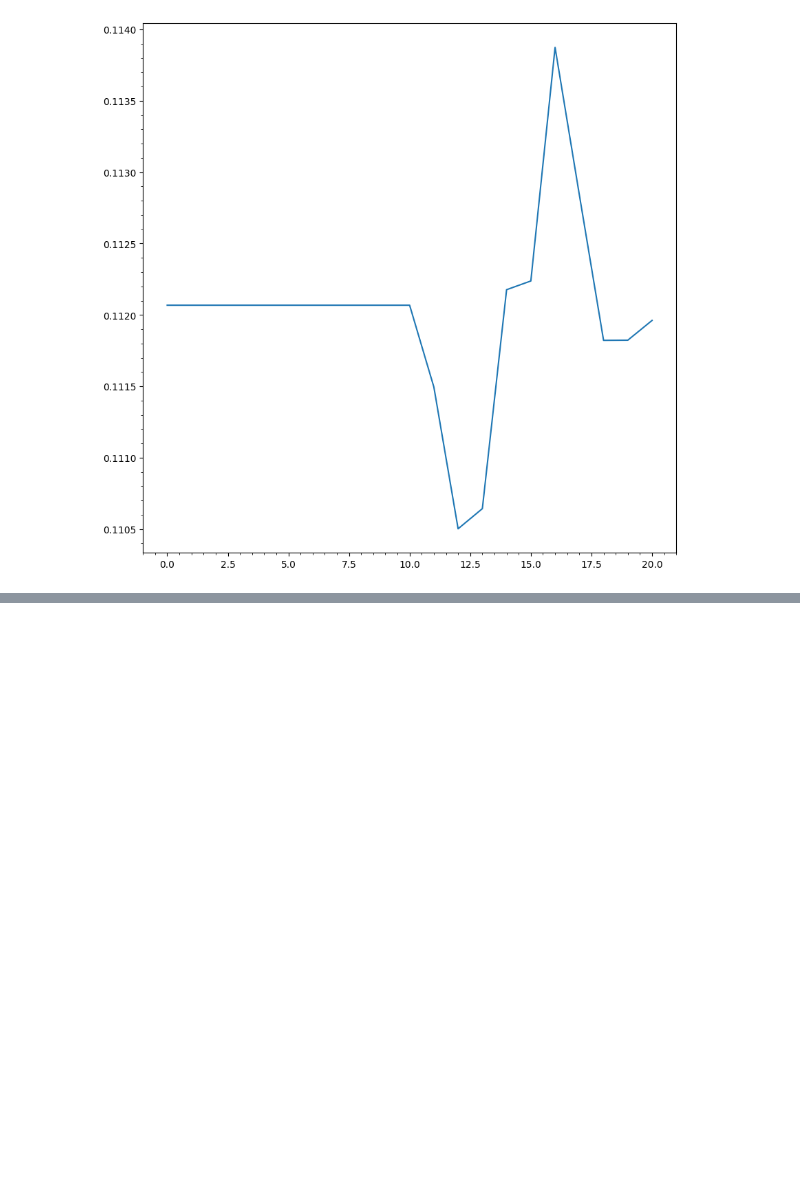
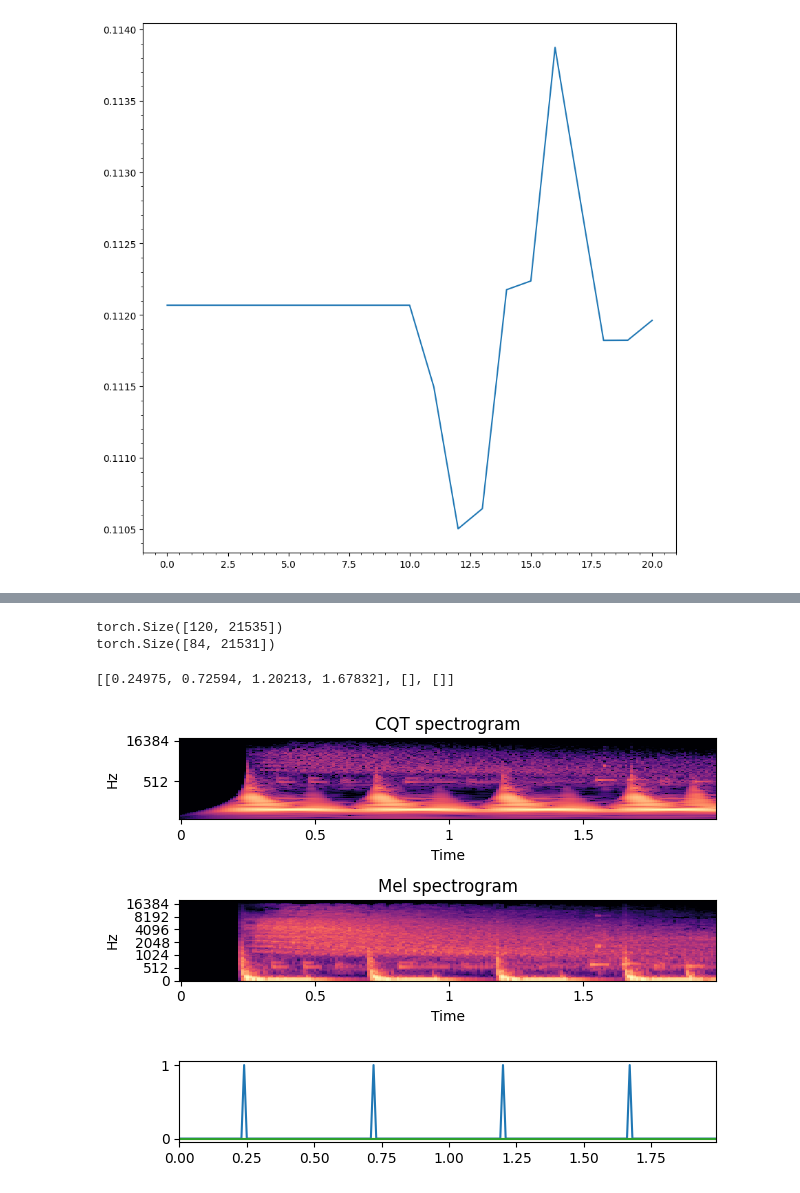
Before and after one commit to MarcelLieb/Automatic-Drum-Transcription, a Jupyter notebook: debug.ipynb, the cells around one changed output, grey strips where cells are left out. Cells and saved outputs as stored; diff of their text form; code cells hidden in the pictures; blank space fills up the shorter version.

Commit message:
cqt and mel spec plotting

```diff
--- a/debug.ipynb
+++ b/debug.ipynb
@@ -231,0 +240,12 @@ tensor(5.5419)
+# %%
+rbma = RBMA_13(
+    root="./data/rbma_13",
+    audio_settings=audio_settings,
+    annotation_settings=annotation_settings,
+    use_dataloader=True,
+    is_train=False,
+)
+# %%
+_, labels, gt = rbma[2]
+test_audio = load_audio(rbma.get_full_path("RBMA-13-Track-03"), audio_settings.sample_rate, audio_settings.normalize)
+gt = gt[2:]
@@ -231,0 +282,50 @@ tensor(5.5419)
+# %%
+cqt_spec = cqt(test_audio)[0]
+stft_spec = stft(test_audio)
+mel_spec = mel(stft_spec)
+print(cqt_spec.shape)
+print(mel_spec.shape)
+# %% [output]
+torch.Size([120, 21535])
+torch.Size([84, 21531])
+# %%
+plot_range = slice(000, 200)
+
+db = librosa.amplitude_to_db(cqt_spec[:, plot_range], ref=np.max)
+fig, ax = plt.subplots(nrows=3)
+img = librosa.display.specshow(
+    db,
+    y_axis='cqt_hz',
+    x_axis='time',
+    ax=ax[0],
+    sr=audio_settings.sample_rate,
+    hop_length=audio_settings.hop_size,
+    fmin=20,
+    fmax=20000,
+)
+ax[0].set(title='CQT spectrogram')
+
+M = mel_spec[:, plot_range]
+M_db = librosa.power_to_db(M, ref=np.max)
+img = librosa.display.specshow(
+    M_db,
+    y_axis='mel',
+    x_axis='time',
+    ax=ax[1],
+    sr=audio_settings.sample_rate,
+    hop_length=audio_settings.hop_size,
+    fmin=audio_settings.mel_min,
+    fmax=audio_settings.mel_max
+)
+ax[1].set(title='Mel spectrogram')
+
+time = np.array([np.array(range(labels[plot_range].shape[0])) / 100] * 3).T
+ax[2].plot(time, labels[plot_range])
+ax[2].set_xlim(left=0, right=time[-1][0])
+plt.tight_layout()
+
+gt_labels = [[label - plot_range.start / 100 for label in cls if plot_range.start <= int(label * 100) <= plot_range.stop] for cls in gt]
+print(gt_labels)
+# %% [output]
+[[0.24975, 0.72594, 1.20213, 1.67832], [], []]
+[figure, added]
```
Also changed, not shown: parts of 6 cells of this notebook.
